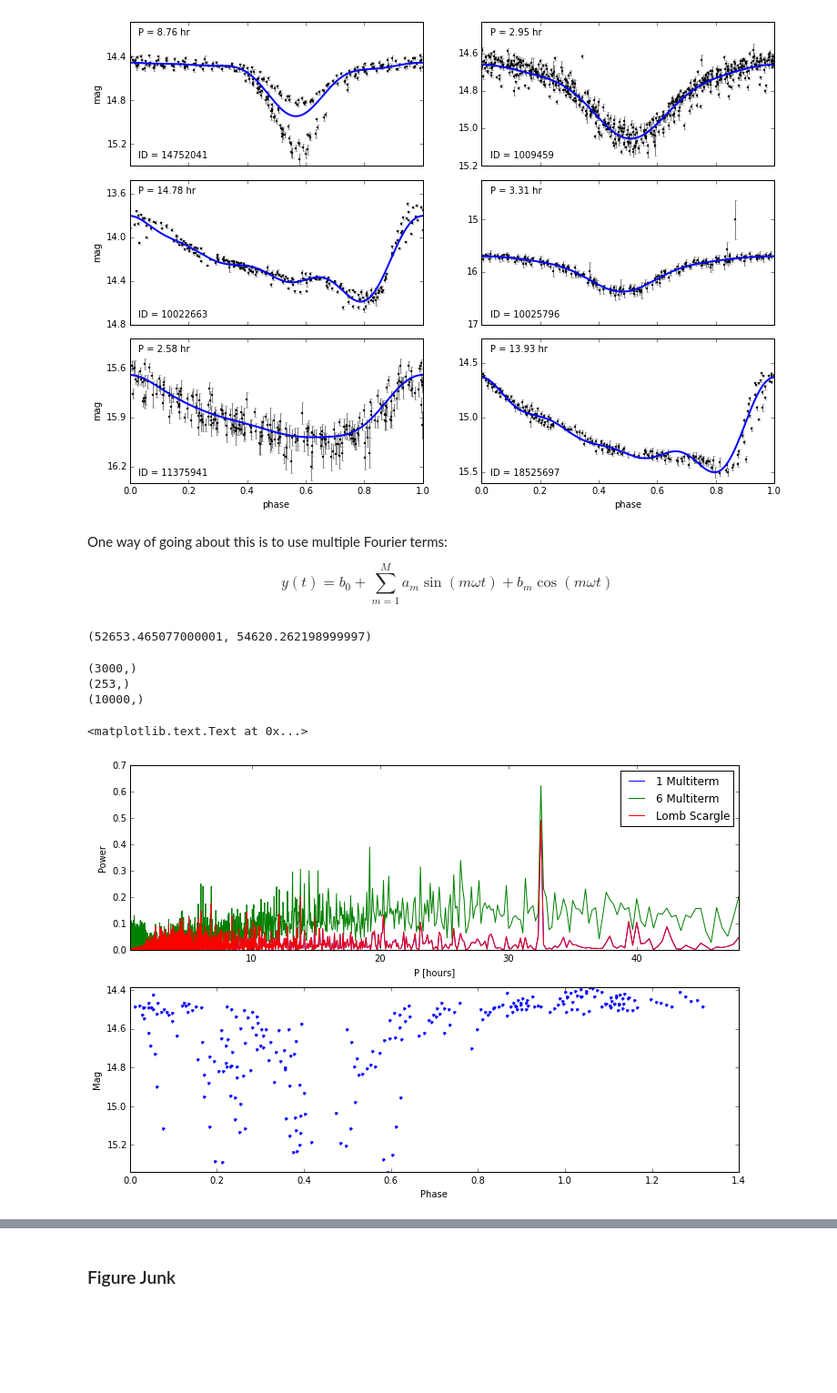
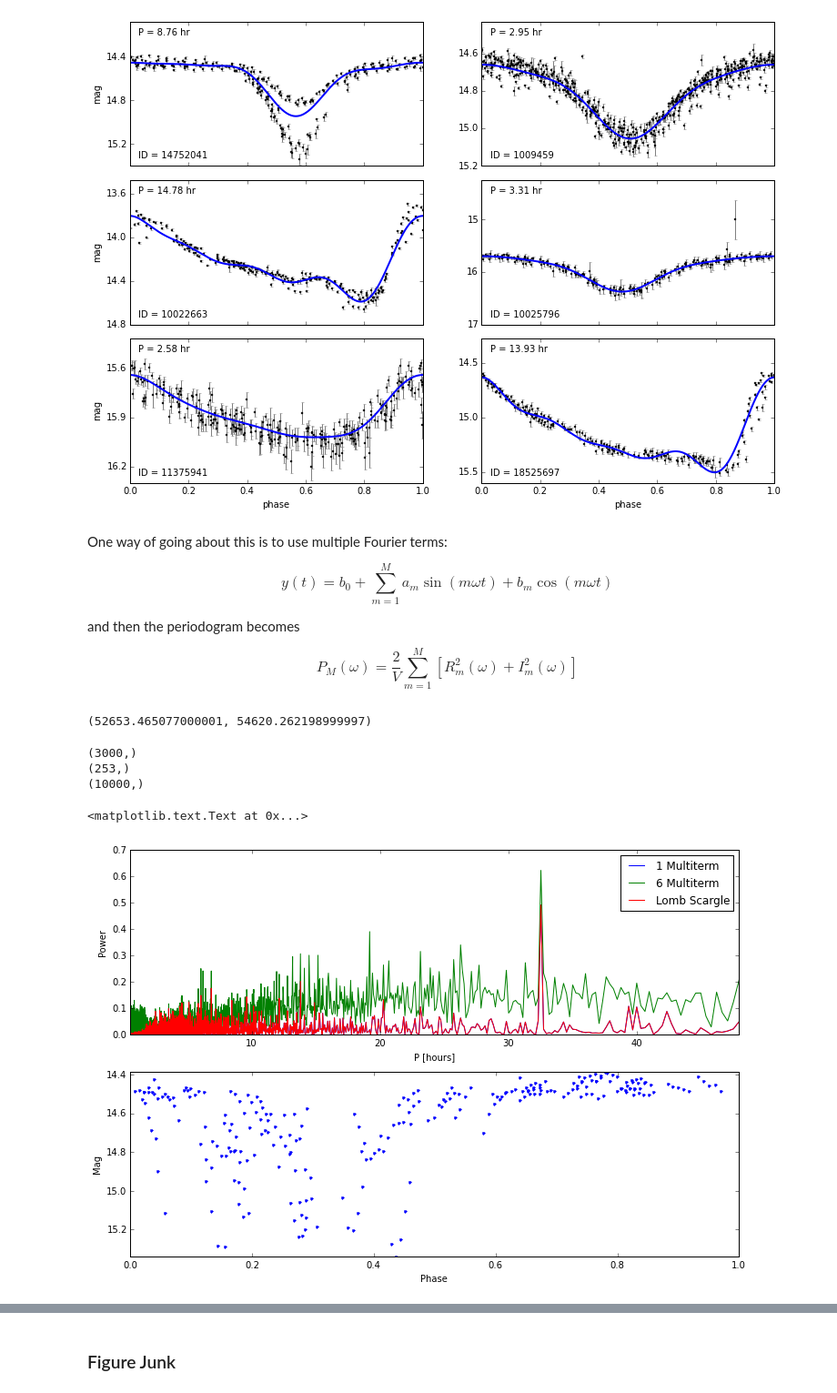
Before and after one commit to YastroML/YastroML, a Jupyter notebook: Session19_150219/Ch10_TimeSeries.ipynb, the cells around one changed output, grey strips where cells are left out. Shown at 91% size. Cells and saved outputs as stored; diff of their text form; code cells hidden in the pictures; blank space fills up the shorter version.

Commit message:
finished truncated Fourier series
finished the section on the truncated Fourier series.
Notable additions to the notebook include Figures
10.18 and 10.19.

```diff
--- a/Session19_150219/Ch10_TimeSeries.ipynb
+++ b/Session19_150219/Ch10_TimeSeries.ipynb
@@ -801,6 +801,10 @@ plot1017()
 One way of going about this is to use multiple Fourier terms:
 
 $$y(t) = b_0 + \sum_{m=1}^{M} a_m \sin{(m \omega t)} + b_m \cos{(m \omega t)}$$
+
+and then the periodogram becomes
+
+$$P_{M}(\omega) = \frac{2}{V} \sum_{m=1}^{M}[R_{m}^2(\omega) + I_{m}^2(\omega)]$$
 # %%
 from astroML.time_series import multiterm_periodogram, MultiTermFit
 from astroML.datasets import fetch_LINEAR_sample
@@ -821,29 +825,29 @@ P_LS = lomb_scargle(t, y, dy, omega_linear, generalized=True)
 # %%
 print(P_MT.shape)
 print(t.shape)
 print(omega_linear.shape)
 fig = plt.figure()
 ax = fig.add_subplot(211)
 ax.plot(2. * np.pi / omega_linear * 24., P_MT1, label='1 Multiterm')
 ax.plot(2. * np.pi / omega_linear * 24., P_MT6, label='6 Multiterm')
 ax.plot(2. * np.pi / omega_linear * 24., P_LS, label='Lomb Scargle')
 #plt.xscale('log')
 ax.set_xlim([pmin_linear*24., pmax_linear*24.])
 ax.set_xlabel('P [hours]')
 ax.set_ylabel('Power')
 ax.legend(loc='best')
 ax = fig.add_subplot(212)
 maxper = 2. * np.pi / omega_linear[np.where(P_LS == np.max(P_LS))[0]]
-ax.plot(t % maxper , y, '.')
+ax.plot((t / maxper) % 1 , y, '.')
 ax.set_ylim([np.max(y), np.min(y)])
 ax.set_xlabel('Phase')
 ax.set_ylabel('Mag')
 # %% [output]
 (3000,)
 (253,)
 (10000,)
 <matplotlib.text.Text at 0x...>
-[figure, old version]
+[figure, new version]
 # %%
 plot1018()
 # %% [output]
```
Also changed, not shown: parts of 5 cells of this notebook.
